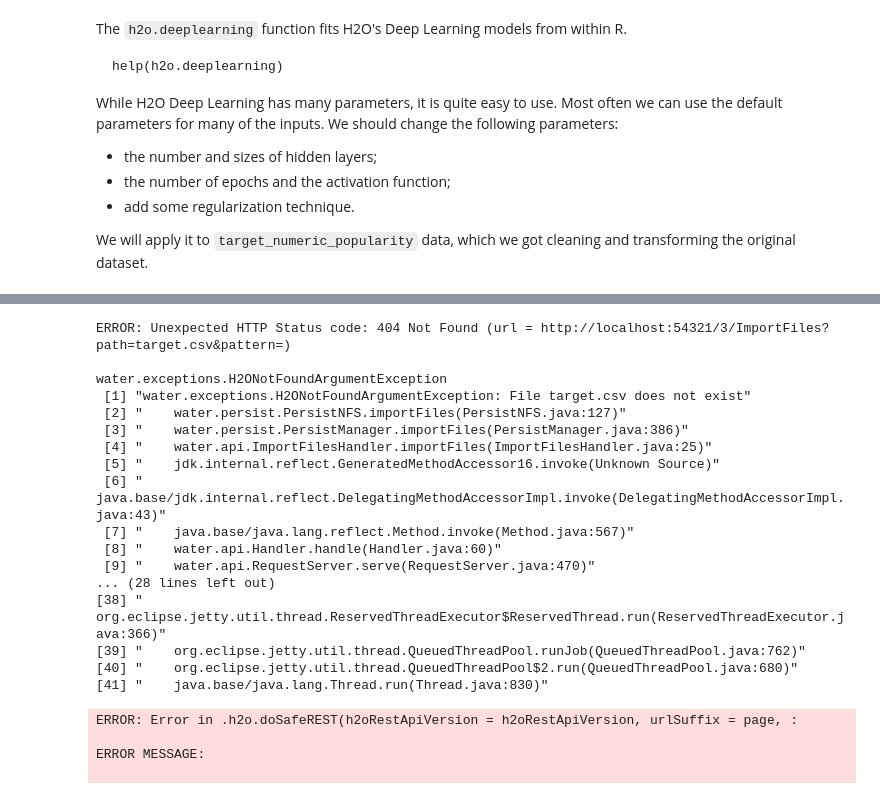
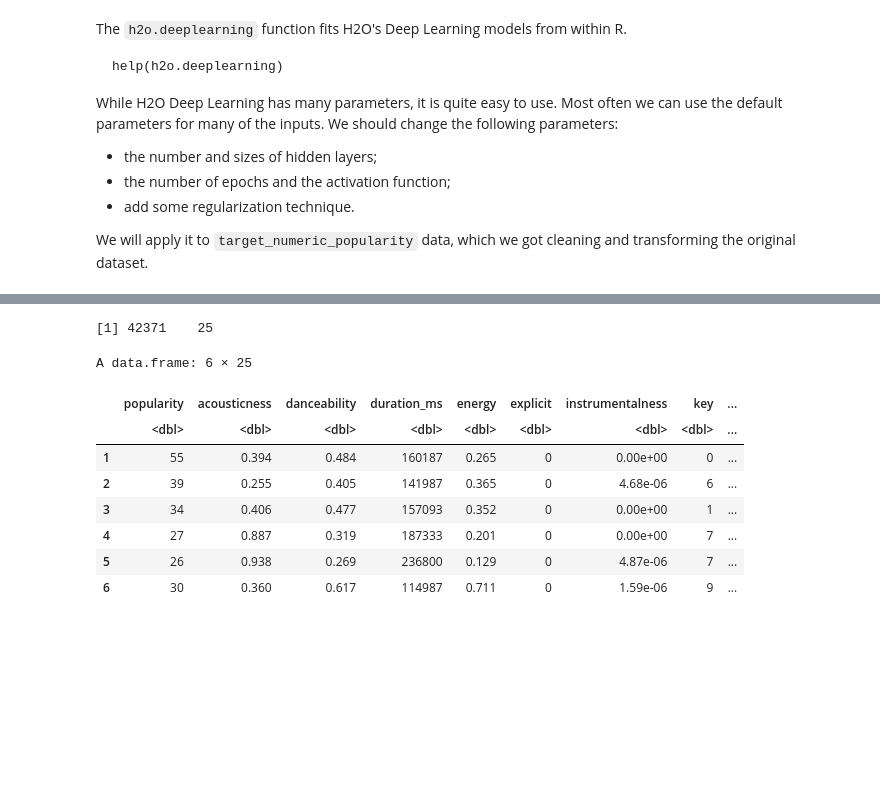
Before and after one commit to OlegRyzhkov2020/SpotifyPopularity, a Jupyter notebook: r_code/numeric_predict.ipynb, the cells around one changed output, grey strips where cells are left out. Cells and saved outputs as stored; diff of their text form; code cells hidden in the pictures; blank space fills up the shorter version.

```diff
--- a/r_code/numeric_predict.ipynb
+++ b/r_code/numeric_predict.ipynb
@@ -61,6 +61,3 @@ We should change the following parameters:
 
 We will apply it to `target_numeric_popularity` data, which
 we got cleaning and transforming the original dataset.
-# %%
-target.df <- read.csv('../data/target_numeric_popularity.csv')
-head(target.df)
@@ -77,30 +64,17 @@ A data.frame: 6 × 25
 # %%
 # download the file if it does not exist
-# if (!file.exists("target_numeric_popularity.csv"))
-#     download.file('https://raw.githubusercontent.com/OlegRyzhkov2020/SpotifyPopularity/main/data/target_numeric_popularity.csv', 'target_numeric_popularity.csv')
 
-target.df <- h2o.importFile('target.csv')
+target.df <- h2o.importFile('https://raw.githubusercontent.com/OlegRyzhkov2020/SpotifyPopularity/main/data/target_numeric_popularity.csv')
 dim(target.df)
 head(target.df)
 # %% [output]
-ERROR: Unexpected HTTP Status code: 404 Not Found (url = http://localhost:54321/3/ImportFiles?path=target.csv&pattern=)
-
-water.exceptions.H2ONotFoundArgumentException
- [1] "water.exceptions.H2ONotFoundArgumentException: File target.csv does not exist"
- [2] "    water.persist.PersistNFS.importFiles(PersistNFS.java:127)"
- [3] "    water.persist.PersistManager.importFiles(PersistManager.java:386)"
- [4] "    water.api.ImportFilesHandler.importFiles(ImportFilesHandler.java:25)"
- [5] "    jdk.internal.reflect.GeneratedMethodAccessor16.invoke(Unknown Source)"
- [6] "    java.base/jdk.internal.reflect.DelegatingMethodAccessorImpl.invoke(DelegatingMethodAccessorImpl.java:43)"
- [7] "    java.base/java.lang.reflect.Method.invoke(Method.java:567)"
- [8] "    water.api.Handler.handle(Handler.java:60)"
- [9] "    water.api.RequestServer.serve(RequestServer.java:470)"
-... (28 lines left out)
-[38] "    org.eclipse.jetty.util.thread.ReservedThreadExecutor$ReservedThread.run(ReservedThreadExecutor.java:366)"
-[39] "    org.eclipse.jetty.util.thread.QueuedThreadPool.runJob(QueuedThreadPool.java:762)"
-[40] "    org.eclipse.jetty.util.thread.QueuedThreadPool$2.run(QueuedThreadPool.java:680)"
-[41] "    java.base/java.lang.Thread.run(Thread.java:830)"
+[1] 42371    25
-ERROR: Error in .h2o.doSafeREST(h2oRestApiVersion = h2oRestApiVersion, urlSuffix = page, :
-
-ERROR MESSAGE:
-
+A data.frame: 6 × 25
+|  | popularity | acousticness | danceability | duration_ms | energy | explicit | instrumentalness | key | ... |
+|  | <dbl> | <dbl> | <dbl> | <dbl> | <dbl> | <dbl> | <dbl> | <dbl> | ... |
+| 1 | 55 | 0.394 | 0.484 | 160187 | 0.265 | 0 | 0.00e+00 | 0 | ... |
+| 2 | 39 | 0.255 | 0.405 | 141987 | 0.365 | 0 | 4.68e-06 | 6 | ... |
+| 3 | 34 | 0.406 | 0.477 | 157093 | 0.352 | 0 | 0.00e+00 | 1 | ... |
+| 4 | 27 | 0.887 | 0.319 | 187333 | 0.201 | 0 | 0.00e+00 | 7 | ... |
+| 5 | 26 | 0.938 | 0.269 | 236800 | 0.129 | 0 | 4.87e-06 | 7 | ... |
+| 6 | 30 | 0.360 | 0.617 | 114987 | 0.711 | 0 | 1.59e-06 | 9 | ... |
```
Also changed, not shown: parts of 3 cells of this notebook, 5 other files.
